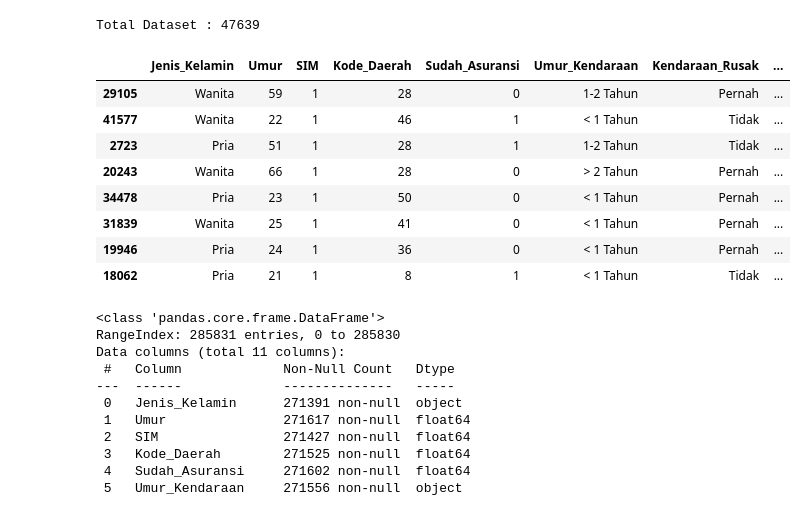
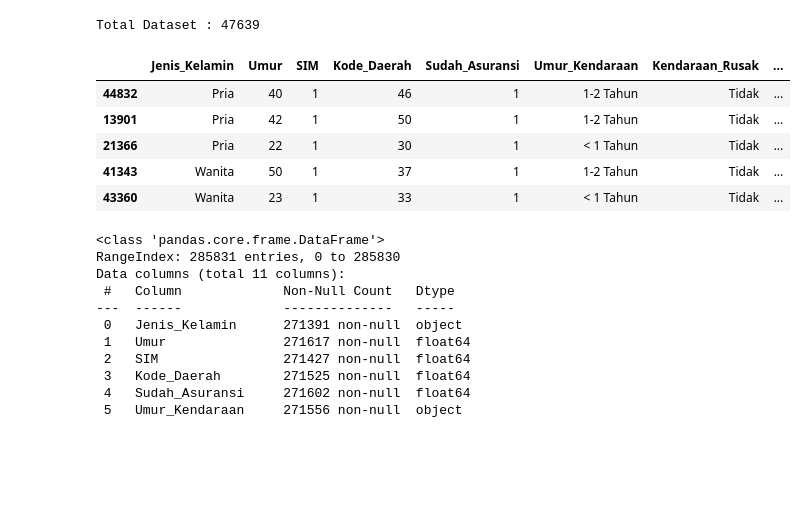
Before and after one commit to ShinyQ/Tugas-Besar-Pembelajaran-Mesin_Classification, a Jupyter notebook: DataPraprocessing.ipynb, the cells around one changed output. Cells and saved outputs as stored; diff of their text form; code cells hidden in the pictures; blank space fills up the shorter version.

```diff
--- a/DataPraprocessing.ipynb
+++ b/DataPraprocessing.ipynb
@@ -24,17 +21,14 @@ Total Dataset : 285831
 # %%
 df_test = pd.read_csv("Dataset/kendaraan_test.csv")
 
 print("Total Dataset :", len(df_test))
-df_test.sample(8)
+df_test.sample(5)
 # %% [output]
 Total Dataset : 47639
 |  | Jenis_Kelamin | Umur | SIM | Kode_Daerah | Sudah_Asuransi | Umur_Kendaraan | Kendaraan_Rusak | ... |
-| 29105 | Wanita | 59 | 1 | 28 | 0 | 1-2 Tahun | Pernah | ... |
-| 41577 | Wanita | 22 | 1 | 46 | 1 | < 1 Tahun | Tidak | ... |
-| 2723 | Pria | 51 | 1 | 28 | 1 | 1-2 Tahun | Tidak | ... |
-| 20243 | Wanita | 66 | 1 | 28 | 0 | > 2 Tahun | Pernah | ... |
-| 34478 | Pria | 23 | 1 | 50 | 0 | < 1 Tahun | Pernah | ... |
-| 31839 | Wanita | 25 | 1 | 41 | 0 | < 1 Tahun | Pernah | ... |
-| 19946 | Pria | 24 | 1 | 36 | 0 | < 1 Tahun | Pernah | ... |
-| 18062 | Pria | 21 | 1 | 8 | 1 | < 1 Tahun | Tidak | ... |
+| 44832 | Pria | 40 | 1 | 46 | 1 | 1-2 Tahun | Tidak | ... |
+| 13901 | Pria | 42 | 1 | 50 | 1 | 1-2 Tahun | Tidak | ... |
+| 21366 | Pria | 22 | 1 | 30 | 1 | < 1 Tahun | Tidak | ... |
+| 41343 | Wanita | 50 | 1 | 37 | 1 | 1-2 Tahun | Tidak | ... |
+| 43360 | Wanita | 23 | 1 | 33 | 1 | < 1 Tahun | Tidak | ... |
 # %%
```
Also changed, not shown: parts of 18 cells of this notebook, 5 other files.
